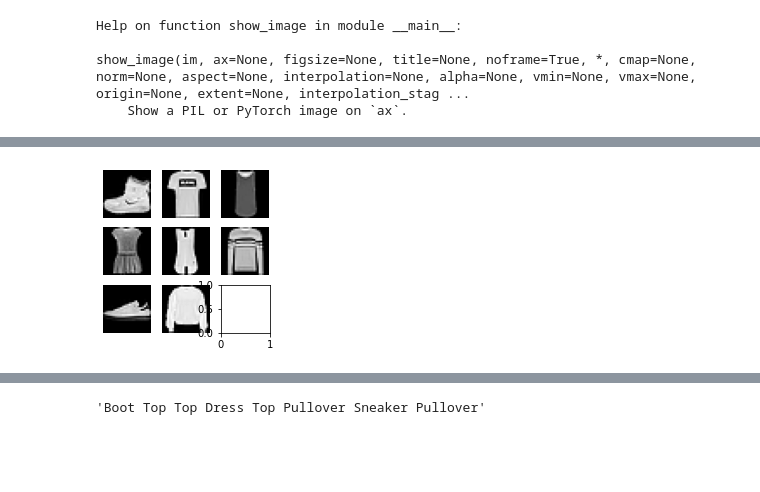
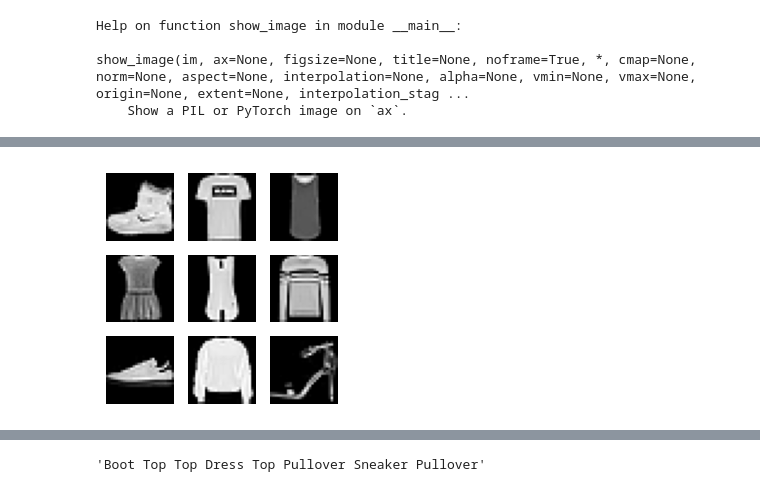
Before and after one commit to 1173122248/fastai, a Jupyter notebook: nbs/05_datasets.ipynb, the cells around one changed output, grey strips where cells are left out. Saved outputs shown, nothing was run; the diff lists cells and outputs as text; code cells hidden in the pictures; blank space fills up the shorter version.

```diff
--- a/nbs/05_datasets.ipynb
+++ b/nbs/05_datasets.ipynb
@@ -342,9 +306,9 @@ A figure and set of subplots to display images of `imsize` inches
 # %%
 fig,axs = subplots(3,3, imsize=1)
-imgs = xb[:8]
+imgs = xb[:9]
 for ax,img in zip(axs.flat,imgs): show_image(img, ax)
 # %% [output]
-[figure, old version]
+[figure, new version]
 # %%
 #|export
 @fc.delegates(subplots)
```
Also changed, not shown: parts of 16 cells of this notebook.
